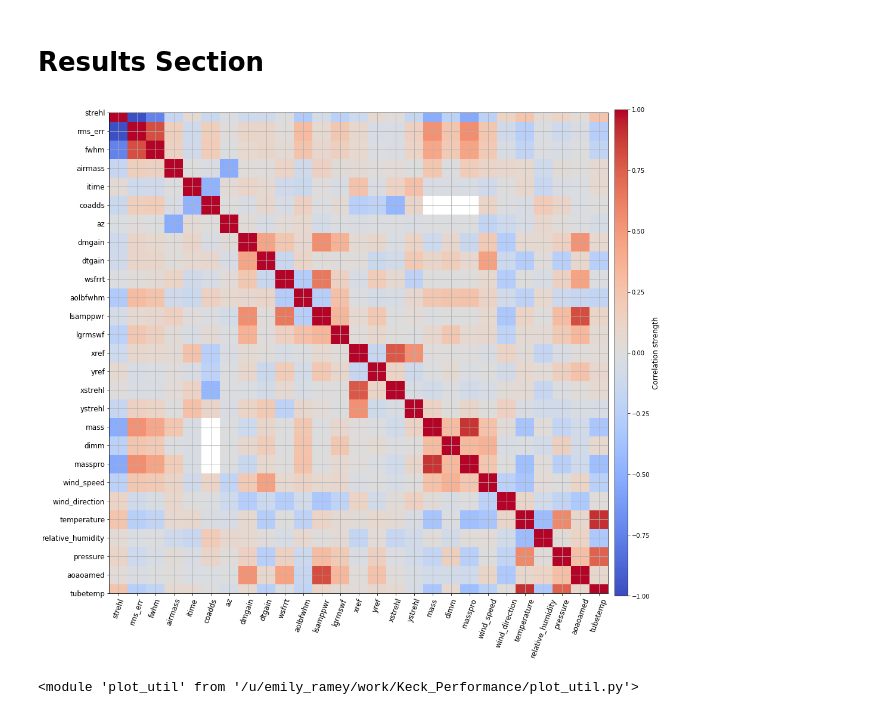
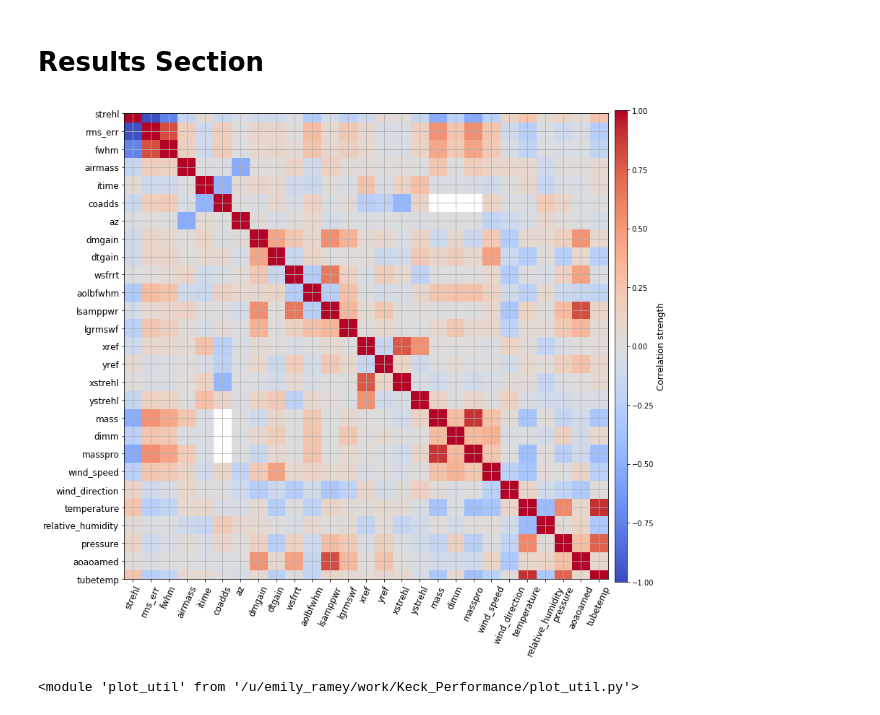
Before and after one commit to eramey16/berkeley_research, a Jupyter notebook: Keck_Performance/Analyzing_Long_Term_Performance.ipynb, the cells around one changed output. Drawn from its saved outputs; the diff is of its cells as text; code cells hidden in the pictures.

```diff
--- a/Keck_Performance/Analyzing_Long_Term_Performance.ipynb
+++ b/Keck_Performance/Analyzing_Long_Term_Performance.ipynb
@@ -316,12 +377,12 @@ plt.savefig(p_util.tel_plots+"20170505_high_resid_rms.png")
 # %%
 ### Plot covariance and correlation plots from Steve's paper
 labels = ["strehl", "rms_err", "fwhm", "airmass", "itime", "coadds", "az", "dmgain", "dtgain", "wsfrrt",
           "aolbfwhm", "lsamppwr", "lgrmswf", "xref", "yref", "xstrehl", "ystrehl", "mass", "dimm",
           "masspro", "wind_speed", "wind_direction", "temperature", "relative_humidity", "pressure",
           "aoaoamed", "tubetemp"]
-p_util.correlation_matrix(my_data, labels=labels, figsize=(15, 15), save=True)
+p_util.correlation_matrix(my_data, labels=labels, figsize=(12, 12), save=True, filename="weather_corr.png")
 # %% [output]
-[figure, old version]
+[figure, new version]
 # %%
 reload(p_util)
 # %% [output]
```
Also changed, not shown: parts of 8 cells of this notebook, 5 other files.
